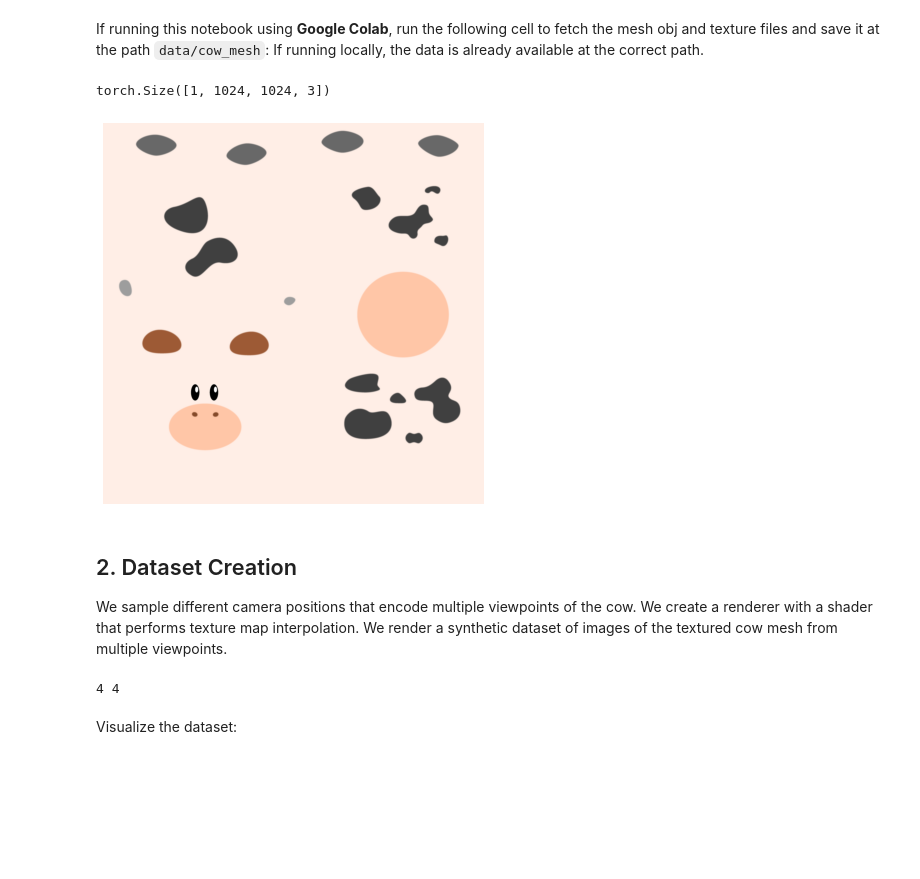
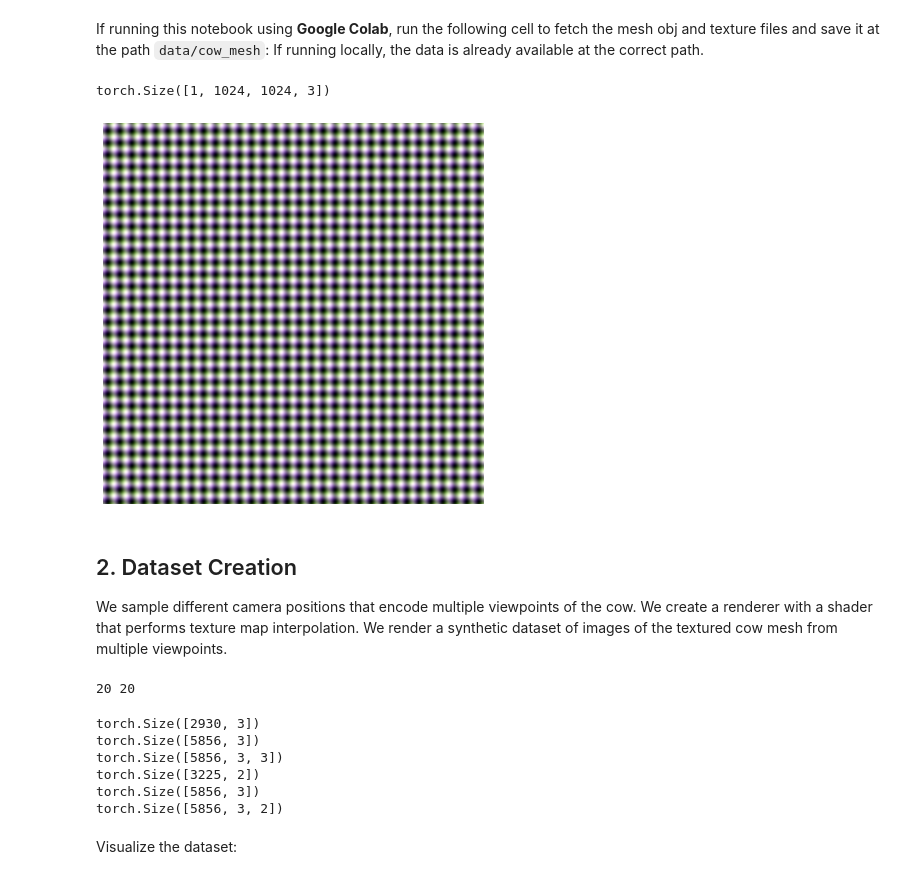
Before and after one commit to theycallmepeter/pytorch3d_PBR, a Jupyter notebook: docs/tutorials/fit_textured_mesh.ipynb, the cells around one changed output. Drawn from its saved outputs; the diff is of its cells as text; code cells hidden in the pictures; blank space fills up the shorter version.

Commit message:
started updating shader to calculate normal vectors in tangent space

```diff
--- a/docs/tutorials/fit_textured_mesh.ipynb
+++ b/docs/tutorials/fit_textured_mesh.ipynb
@@ -347,32 +285,32 @@ mesh.offset_verts_(-center)
 mesh.scale_verts_((0.75 / float(scale)));
 # %%
 plt.figure(figsize=(7,7))
-texture_image=mesh.textures.maps_padded()
+texture_image=mesh.normalmaps.maps_padded()
 print(texture_image.shape)
 plt.imshow(texture_image.squeeze().cpu().numpy())
 plt.axis("off");
 # %% [output]
 torch.Size([1, 1024, 1024, 3])
-[figure, old version]
+[figure, new version]
 # %% [markdown]
 ## 2. Dataset Creation
 
 We sample different camera positions that encode multiple viewpoints of the cow.  We create a renderer with a shader that performs texture map interpolation.  We render a synthetic dataset of images of the textured cow mesh from multiple viewpoints.
 # %%
 # the number of different viewpoints from which we want to render the mesh.
-num_views = 4
+num_views = 20
 batch_views = 4
 imsize = 128
 # Get a batch of viewing angles.
-# elev = np.random.permutation(torch.linspace(0, 360, num_views))
-# azim = np.random.permutation(torch.linspace(-180, 180, num_views))
-elev = np.array([45, 45, 225, 225])
-azim = np.array([-45, 135, -45, 135])
+elev = np.random.permutation(torch.linspace(0, 360, num_views))
+azim = np.random.permutation(torch.linspace(-180, 180, num_views))
+# elev = np.array([45, 45, 225, 225])
+# azim = np.array([-45, 135, -45, 135])
 
 # Place a point light in front of the object. As mentioned above, the front of
 # the cow is facing the -z direction.
 # lights = PointLights(device=device, location=[[0.0, 0.0, -1.0]])
-lights = DirectionalLights(direction=[[0.0, 0.0, 1.0]], device=device)
+lights = DirectionalLights(direction=[[1.0, 0.0, 0.0]], device=device)
 
 # Initialize an OpenGL perspective camera that represents a batch of different
 # viewing angles. All the cameras helper methods support mixed type inputs and
@@ -451,6 +389,41 @@ for i in range(num_views // batch_views):
 random_target = renderer(mesh, cameras=camera, lights=lights)[...,:3]
 print(len(target_rgb), len(target_cameras))
 # %% [output]
-4 4
+20 20
+# %%
+# Vertex coordinates in 3D
+verts = mesh.verts_packed()
+print(verts.shape)
+
+# Faces with indices of vertex
+faces = mesh.faces_packed()
+print(faces.shape)
+
+# Actual face coordinates in 3D
+faces_coords_3d =verts[faces]
+print(faces_coords_3d.shape)
+
+
+# Vertex coordinates in UV
+verts_uvs = mesh.textures.verts_uvs_padded().squeeze()
+print(verts_uvs.shape)
+
+# Faces with indices for vertex in UV
+faces_uvs = mesh.textures.faces_uvs_padded().squeeze()
+print(faces_uvs.shape)
+
+# Actual face coordinates in UV
+faces_coords_uv = verts_uvs[faces_uvs]
+print(faces_coords_uv.shape)
+
+# Face normals
+face_normals = mesh.faces_normals_packed()
+# %% [output]
+torch.Size([2930, 3])
+torch.Size([5856, 3])
+torch.Size([5856, 3, 3])
+torch.Size([3225, 2])
+torch.Size([5856, 3])
+torch.Size([5856, 3, 2])
 # %% [markdown]
 Visualize the dataset:
```
Also changed, not shown: parts of 11 cells of this notebook.
